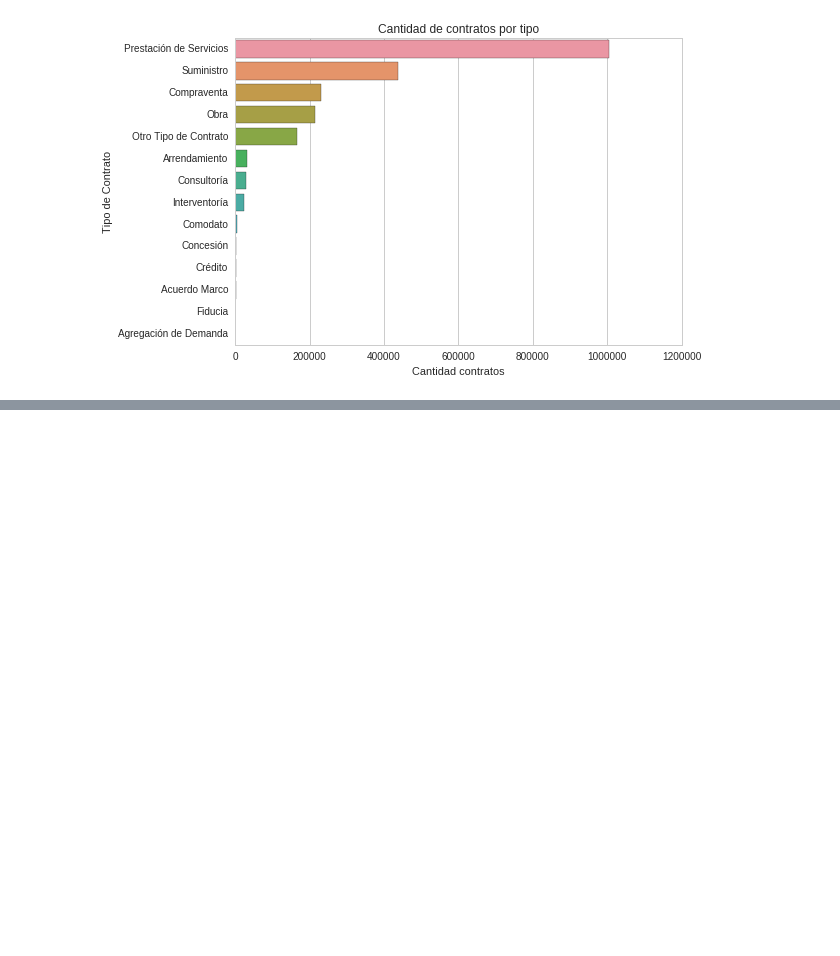
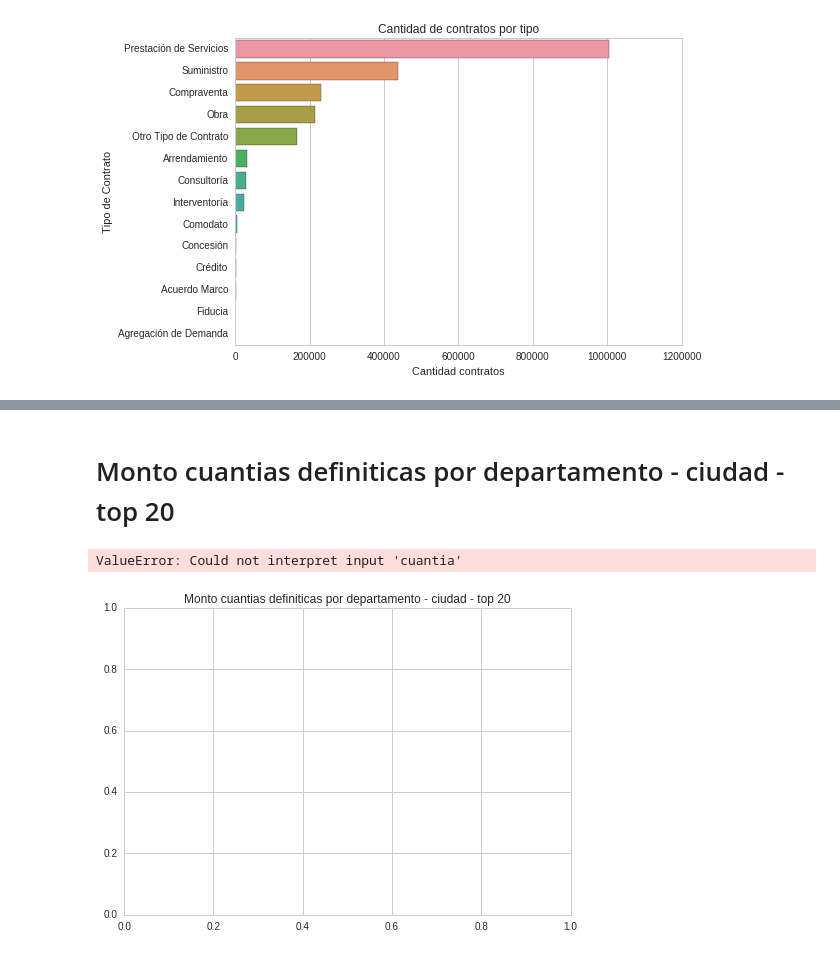
Before and after one commit to jasam/contract_analysis, a Jupyter notebook: contract_analysis.ipynb, the cells around one changed output, grey strips where cells are left out. Cells and saved outputs as stored; diff of their text form; code cells hidden in the pictures; blank space fills up the shorter version.

```diff
--- a/contract_analysis.ipynb
+++ b/contract_analysis.ipynb
@@ -224,0 +241,34 @@ plot.set(xlabel='Cantidad contratos')
+# %%
+from pyspark.sql.functions import udf
+from pyspark.sql.types import StringType
+
+def cleanQuantity(quantity):
+    n_quantity = str(quantity).replace("$","")
+    n_quantity = n_quantity.replace(",", "")
+    n_quantity = n_quantity.replace("Peso Colombiano", "")
+    n_quantity = n_quantity.replace(" ", "")
+    return n_quantity
+
+udfCleanQuantity = udf(cleanQuantity, StringType())
+
+df_clean = (df.select(df['Departamento y Municipio de Ejecución']
+              .alias('dep_mun_ejec'),
+               udfCleanQuantity(df['Cuantía Definitiva del Contrato'])
+              .alias('cuantia')))
+
+df_clean = df_clean.select(df_clean.dep_mun_ejec, df_clean.cuantia.cast("Int"))
+
+df_pandas_clean = (df_clean.filter(df_clean.dep_mun_ejec.isNotNull())
+                           .groupBy("dep_mun_ejec").sum("cuantia")
+                           .toPandas()
+                           .sort_values(by='sum(cuantia)', ascending=0)
+                           .head(20))
+# %% [markdown]
+# Monto cuantias definiticas por departamento - ciudad - top 20
+# %%
+sns.plt.title('Monto cuantias definiticas por departamento - ciudad - top 20')
+plot = sns.barplot(x="cuantia", y="dep_mun_ejec", data=df_pandas_clean)
+plot.set(xlabel='Monto en miles de millones de pesos')
+# %% [output]
+ValueError: Could not interpret input 'cuantia'
+[figure, added]
```
Also changed, not shown: parts of 5 cells of this notebook.
